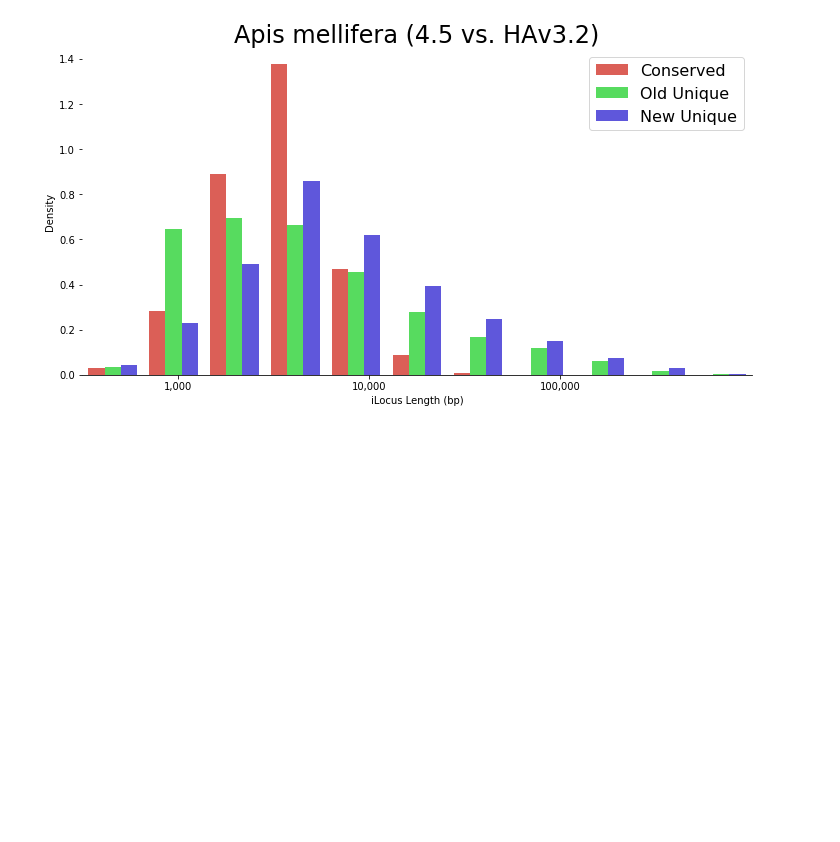
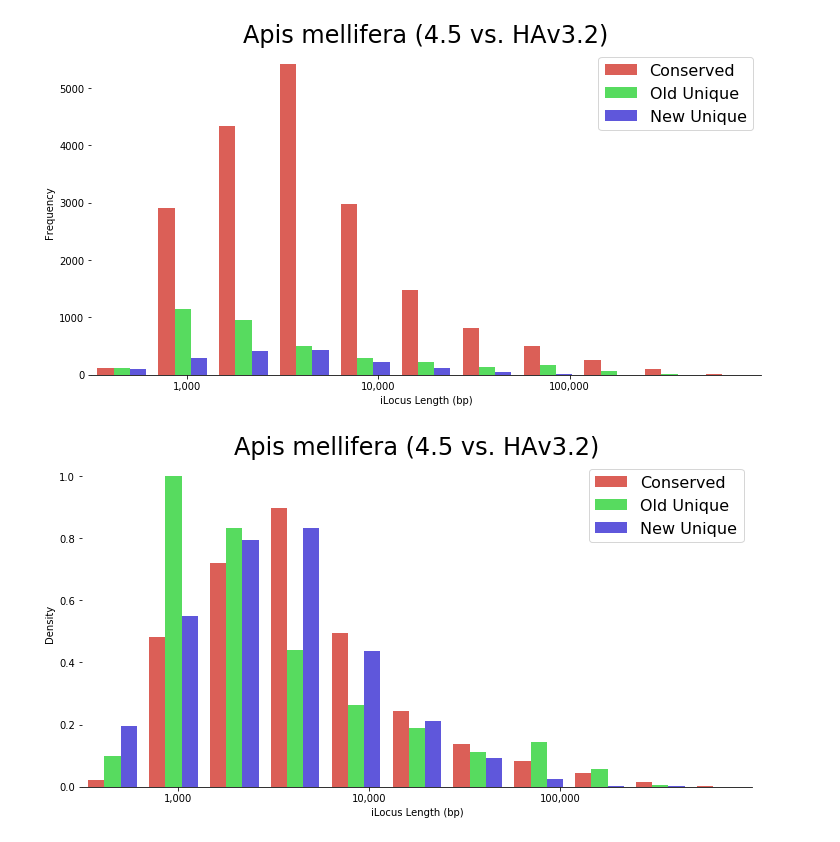
Before and after one commit to vpbrendel/iLoci_Lai2020, a Jupyter notebook: work/comparisons/make-F5-F6.ipynb, the cells around one changed output. Drawn from its saved outputs; the diff is of its cells as text; code cells hidden in the pictures; blank space fills up the shorter version.

```diff
--- a/work/comparisons/make-F5-F6.ipynb
+++ b/work/comparisons/make-F5-F6.ipynb
@@ -45,9 +48,3 @@ def draw_hist(alldata, numbins=25, mybins=None, density=False, stacked=False,
     else:
         _ = matplotlib.pyplot.title("")
         _ = matplotlib.pyplot.suptitle("")
-# %%
-# Load the data from hsp.py
-with open('Amel/Amel-counts', 'rb') as f:
-    Am = pickle.load(f)
-with open('Atha/Atha-counts', 'rb') as f:
-    At = pickle.load(f)
@@ -146,32 +229,34 @@ plot = draw_hist(data, ylabel='Density', numbins=10, density=True,
-# %%
-with open('Amel/Amel-conserved','rb') as f:
-    rel = pickle.load(f)
-conserved = []
-matched_new = []
-for key in rel:
-    conserved.append(key)
-    for ilocus in rel[key]:
-        matched_new.append(ilocus)
-Amel = pd.read_csv('Amel/Amel.iloci.tsv',sep='\t')
-Amh3 = pd.read_csv('Amel/Amh3.iloci.tsv',sep='\t')
-Amel['LogLength'] = np.log10(Amel['Length'])
-Amh3['LogLength'] = np.log10(Amh3['Length'])
+# %%
+conserved = []
+matched_new = []
+
+for key in qsrelationsAmel['all']:
+    conserved.append(key)
+    for ilocus in qsrelationsAmel['all'][key][1:]:
+        matched_new.append(ilocus)
 # %%
-Amel_iloci = set(Amel.LocusId)
-Amh3_iloci = set(Amh3.LocusId)
+Amel_iloci = set(ilociAmel.LocusId)
+Amh3_iloci = set(ilociAmh3.LocusId)
 conserved = set(conserved)
 matched_new = set(matched_new)
 unique_old = Amel_iloci - conserved
 unique_new = Amh3_iloci - matched_new
-Amel_conserved = Amel.loc[(Amel.LocusId.isin(conserved))]
-Amel_unique = Amel.loc[(Amel.LocusId.isin(unique_old))]
-Amh3_unique = Amh3.loc[(Amh3.LocusId.isin(unique_new))]
+Amel_conserved = ilociAmel.loc[(ilociAmel.LocusId.isin(conserved))]
+Amel_unique = ilociAmel.loc[(ilociAmel.LocusId.isin(unique_old))]
+Amh3_unique = ilociAmh3.loc[(ilociAmh3.LocusId.isin(unique_new))]
 data = [Amel_conserved['LogLength'], Amel_unique['LogLength'], Amh3_unique['LogLength']]
 # %%
+seaborn.set_context({"figure.figsize": (12, 6)})
+draw_hist(data, ylabel='Frequency', numbins=12, density=False,
+          palette=seaborn.color_palette("hls", len(data)),
+          xlabel='iLocus Length (bp)', xlim=(2.5, 6),
+          xticks=(3,4,5), xticklabs=('1,000', '10,000', '100,000'),
+          Title="Apis mellifera (4.5 vs. HAv3.2)")
 draw_hist(data, ylabel='Density', numbins=12, density=True,
           palette=seaborn.color_palette("hls", len(data)),
           xlabel='iLocus Length (bp)', xlim=(2.5, 6),
           xticks=(3,4,5), xticklabs=('1,000', '10,000', '100,000'),
-         Title="Apis mellifera (4.5 vs. HAv3.2)")
+          Title="Apis mellifera (4.5 vs. HAv3.2)")
 # %% [output]
-[figure, old version]
+[figure, new version]
+[figure, added]
```
Also changed, not shown: parts of 11 cells of this notebook.
